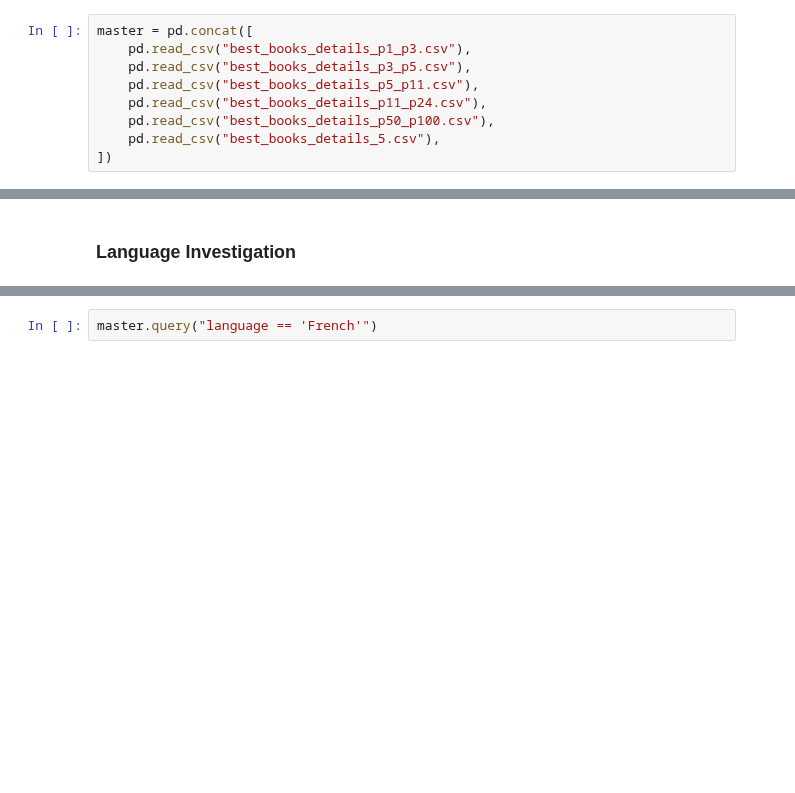
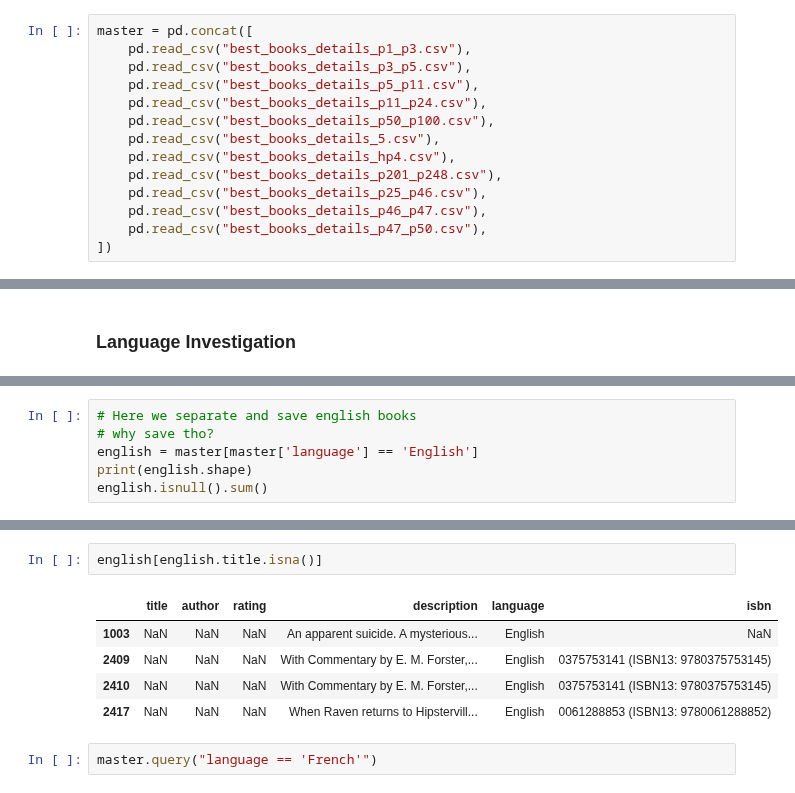
Before and after one commit to noreallyimfine/Bookfinder, a Jupyter notebook: new_book_data_1.ipynb, the cells around one changed output, grey strips where cells are left out. Drawn from its saved outputs; the diff is of its cells as text; blank space fills up the shorter version.

Commit message:
discovered the hp comp is not gathering very much actual data, do have 13k books though which is a decent place to start I'd say

```diff
--- a/new_book_data_1.ipynb
+++ b/new_book_data_1.ipynb
@@ -50,6 +9,11 @@ master = pd.concat([
     pd.read_csv("best_books_details_p11_p24.csv"),
     pd.read_csv("best_books_details_p50_p100.csv"),
     pd.read_csv("best_books_details_5.csv"),
+    pd.read_csv("best_books_details_hp4.csv"),
+    pd.read_csv("best_books_details_p201_p248.csv"),
+    pd.read_csv("best_books_details_p25_p46.csv"),
+    pd.read_csv("best_books_details_p46_p47.csv"),
+    pd.read_csv("best_books_details_p47_p50.csv"),
 ])
 # %%
 print(master.shape)
@@ -143 +107,7 @@ Gujarati                                  1
 Name: language, dtype: int64
+# %%
+# Here we separate and save english books
+# why save tho?
+english = master[master['language'] == 'English']
+print(english.shape)
+english.isnull().sum()
@@ -144,3 +123,11 @@ Name: language, dtype: int64
+# %%
+english[english.title.isna()]
+# %% [output]
+|  | title | author | rating | description | language | isbn |
+| 1003 | NaN | NaN | NaN | An apparent suicide. A mysterious... | English | NaN |
+| 2409 | NaN | NaN | NaN | With Commentary by E. M. Forster,... | English | 0375753141 (ISBN13: 9780375753145) |
+| 2410 | NaN | NaN | NaN | With Commentary by E. M. Forster,... | English | 0375753141 (ISBN13: 9780375753145) |
+| 2417 | NaN | NaN | NaN | When Raven returns to Hipstervill... | English | 0061288853 (ISBN13: 9780061288852) |
 # %%
 master.query("language == 'French'")
 # %% [output]
```
Also changed, not shown: parts of 8 cells of this notebook.
